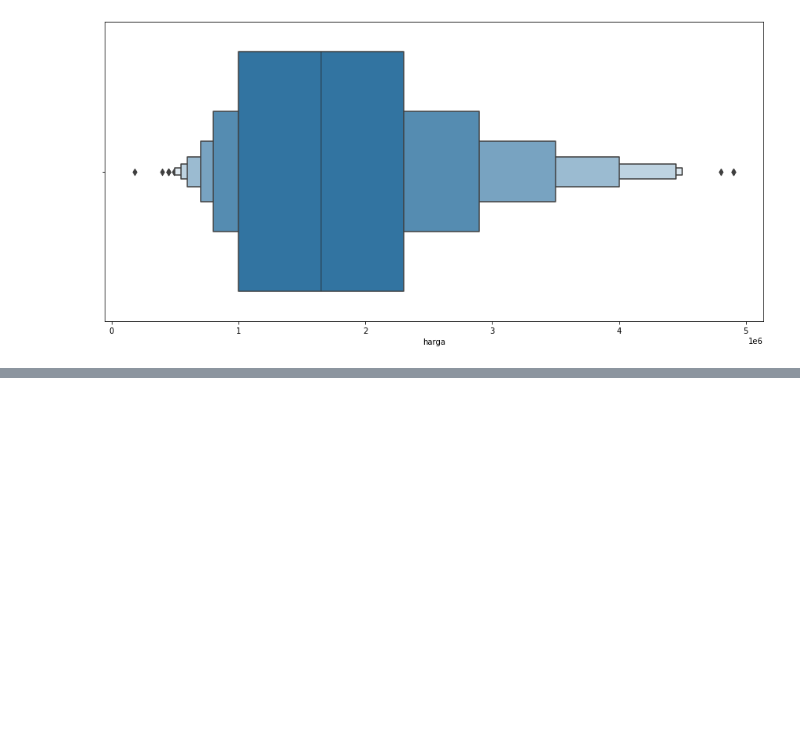
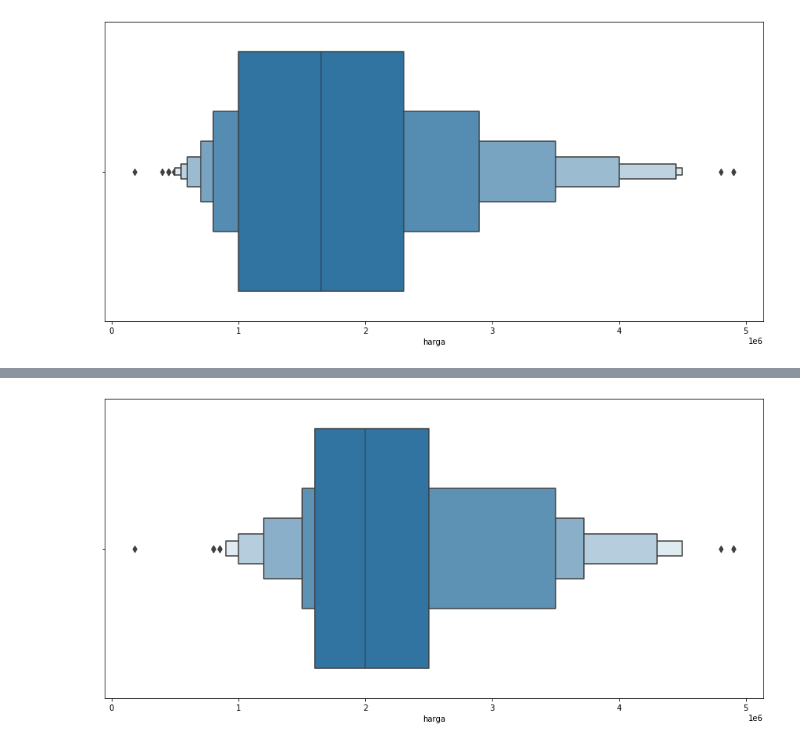
Before and after one commit to IrfanChairurrachman/scrapper, a Jupyter notebook: sewakost_scrapper.ipynb, the cells around one changed output, grey strips where cells are left out. Saved outputs shown, nothing was run; the diff lists cells and outputs as text; code cells hidden in the pictures; blank space fills up the shorter version.

Commit message:
feat: add kost analysis

```diff
--- a/sewakost_scrapper.ipynb
+++ b/sewakost_scrapper.ipynb
@@ -257,3 +310,17 @@ plt.figure(figsize=(15,7))
 sns.boxenplot(x=df['harga']);
 # %% [output]
 [figure]
+# %%
+wifi = df['free_wifi'] == 'Ya'
+ac = df['aircon'] == 'Ya'
+no_ac = df['aircon'] == 'Tidak'
+kamar_mandi = df['kamar_mandi_dalam'] == 'Ya'
+no_kamar_mandi = df['kamar_mandi_dalam'] == 'Tidak'
+
+lengkap = df[ac & wifi & kamar_mandi]
+wifi_kamar_mandi = df[wifi & kamar_mandi & no_ac]
+wifi_ac = df[ac & wifi & no_kamar_mandi]
+# # Alternatif menggunakan .loc
+# kost_lengkap = df.loc[(df[['aircon', 'free_wifi','kamar_mandi_dalam']]=='Ya').all(axis=1)]
+
+lengkap.head()
@@ -259,0 +346,5 @@ sns.boxenplot(x=df['harga']);
+# %%
+plt.figure(figsize=(15,7))
+sns.boxenplot(x=lengkap['harga']);
+# %% [output]
+[figure, added]
```
Also changed, not shown: parts of 17 cells of this notebook.
